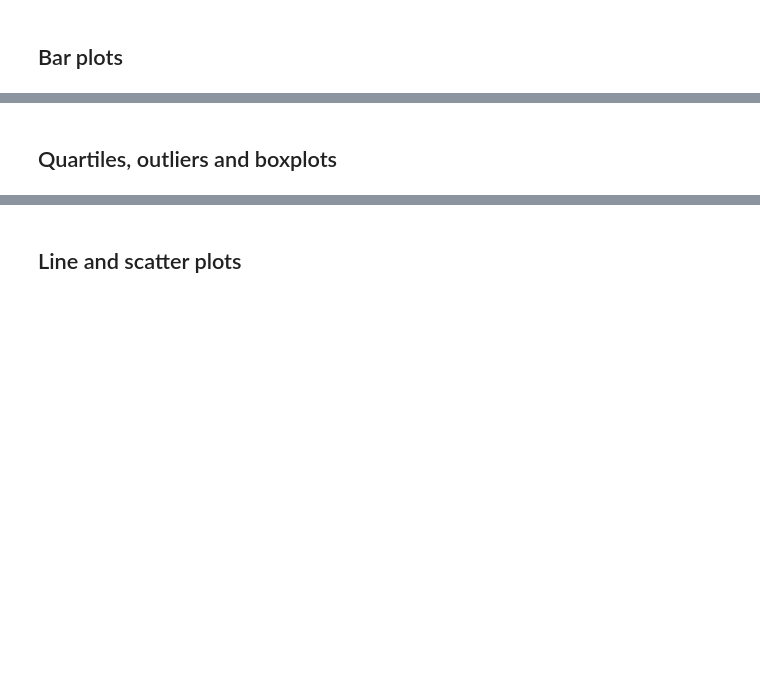
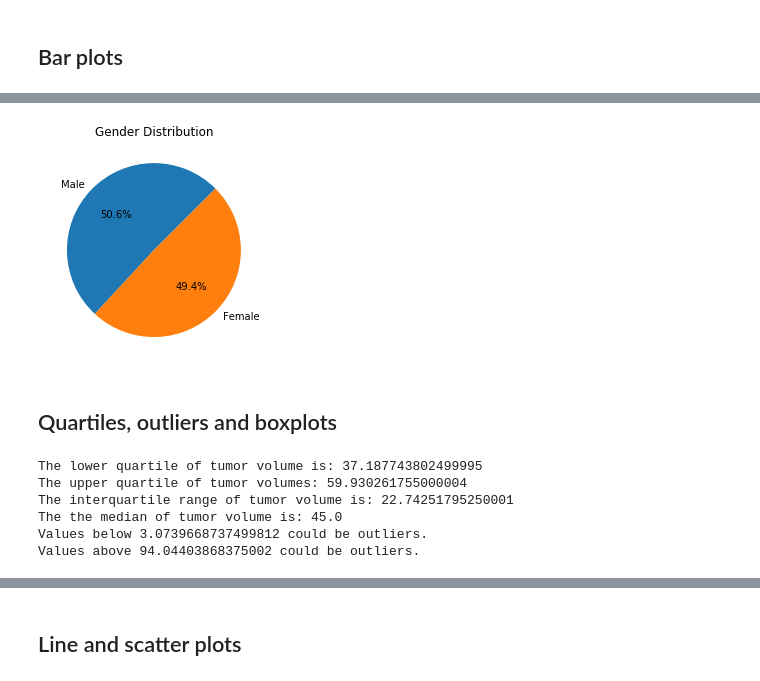
Before and after one commit to pwickliff1/matplotlib-challenge, a Jupyter notebook: Pymaceuticals/pymaceuticals_starter.ipynb, the cells around one changed output, grey strips where cells are left out. Cells and saved outputs as stored; diff of their text form; code cells hidden in the pictures; blank space fills up the shorter version.

```diff
--- a/Pymaceuticals/pymaceuticals_starter.ipynb
+++ b/Pymaceuticals/pymaceuticals_starter.ipynb
@@ -108,2 +118,20 @@ pie_series = mouse_results["Sex"].value_counts().rename_axis('Sex').reset_index(
+# %%
+# Generate a pie plot showing the distribution of female versus male mice using pyplot
+
+# Aggregate Data
+pie_series = mouse_results["Sex"].value_counts().rename_axis('Sex').reset_index(name='Count')
+
+# Set variables
+x_axis = pie_series["Sex"]
+y_axis = pie_series["Count"]
+
+# Create Graph
+plt.pie(y_axis,labels=x_axis,autopct="%1.1f%%",startangle=45)
+plt.title("Gender Distribution")
+
+# Display Graph
+plt.show()
+# %% [output]
+[figure, added]
 # %% [markdown]
 ## Quartiles, outliers and boxplots
@@ -112 +138,36 @@ pie_series = mouse_results["Sex"].value_counts().rename_axis('Sex').reset_index(
+# %%
+# Calculate the final tumor volume of each mouse across four of the most promising treatment regimens.
+#Calculate the IQR and quantitatively determine if there are any potential outliers.
+
+best_regimen = mouse_results[(mouse_results["Drug Regimen"]=="Capomulin") | (mouse_results["Drug Regimen"]=="Ramicane") |
+                             (mouse_results["Drug Regimen"]=="Infubinol") | (mouse_results["Drug Regimen"]=="Ceftamin") ]
+best_regimen = pd.DataFrame(best_regimen.groupby(["Mouse ID","Drug Regimen"])["Timepoint"].max())
+best_regimen.reset_index(level=0, inplace=True)
+
+final_tumor = pd.merge(best_regimen, mouse_results, on=['Mouse ID','Timepoint'], how='left', suffixes=['_and', '_or'])
+
+# Calculate the quartiles
+quartiles = final_tumor['Tumor Volume (mm3)'].quantile([.25,.5,.75])
+lowerq = quartiles[0.25]
+upperq = quartiles[0.75]
+iqr = upperq-lowerq
+
+# Display quartile results
+print(f"The lower quartile of tumor volume is: {lowerq}")
+print(f"The upper quartile of tumor volumes: {upperq}")
+print(f"The interquartile range of tumor volume is: {iqr}")
+print(f"The the median of tumor volume is: {quartiles[0.5]} ")
+
+# Calculate the lower and upper
+lower_bound = lowerq - (1.5*iqr)
+upper_bound = upperq + (1.5*iqr)
+print(f"Values below {lower_bound} could be outliers.")
+print(f"Values above {upper_bound} could be outliers.")
+# %% [output]
+The lower quartile of tumor volume is: 37.187743802499995
+The upper quartile of tumor volumes: 59.930261755000004
+The interquartile range of tumor volume is: 22.74251795250001
+The the median of tumor volume is: 45.0
+Values below 3.0739668737499812 could be outliers.
+Values above 94.04403868375002 could be outliers.
 # %%
```
Also changed, not shown: parts of 15 cells of this notebook, 1 other file.
